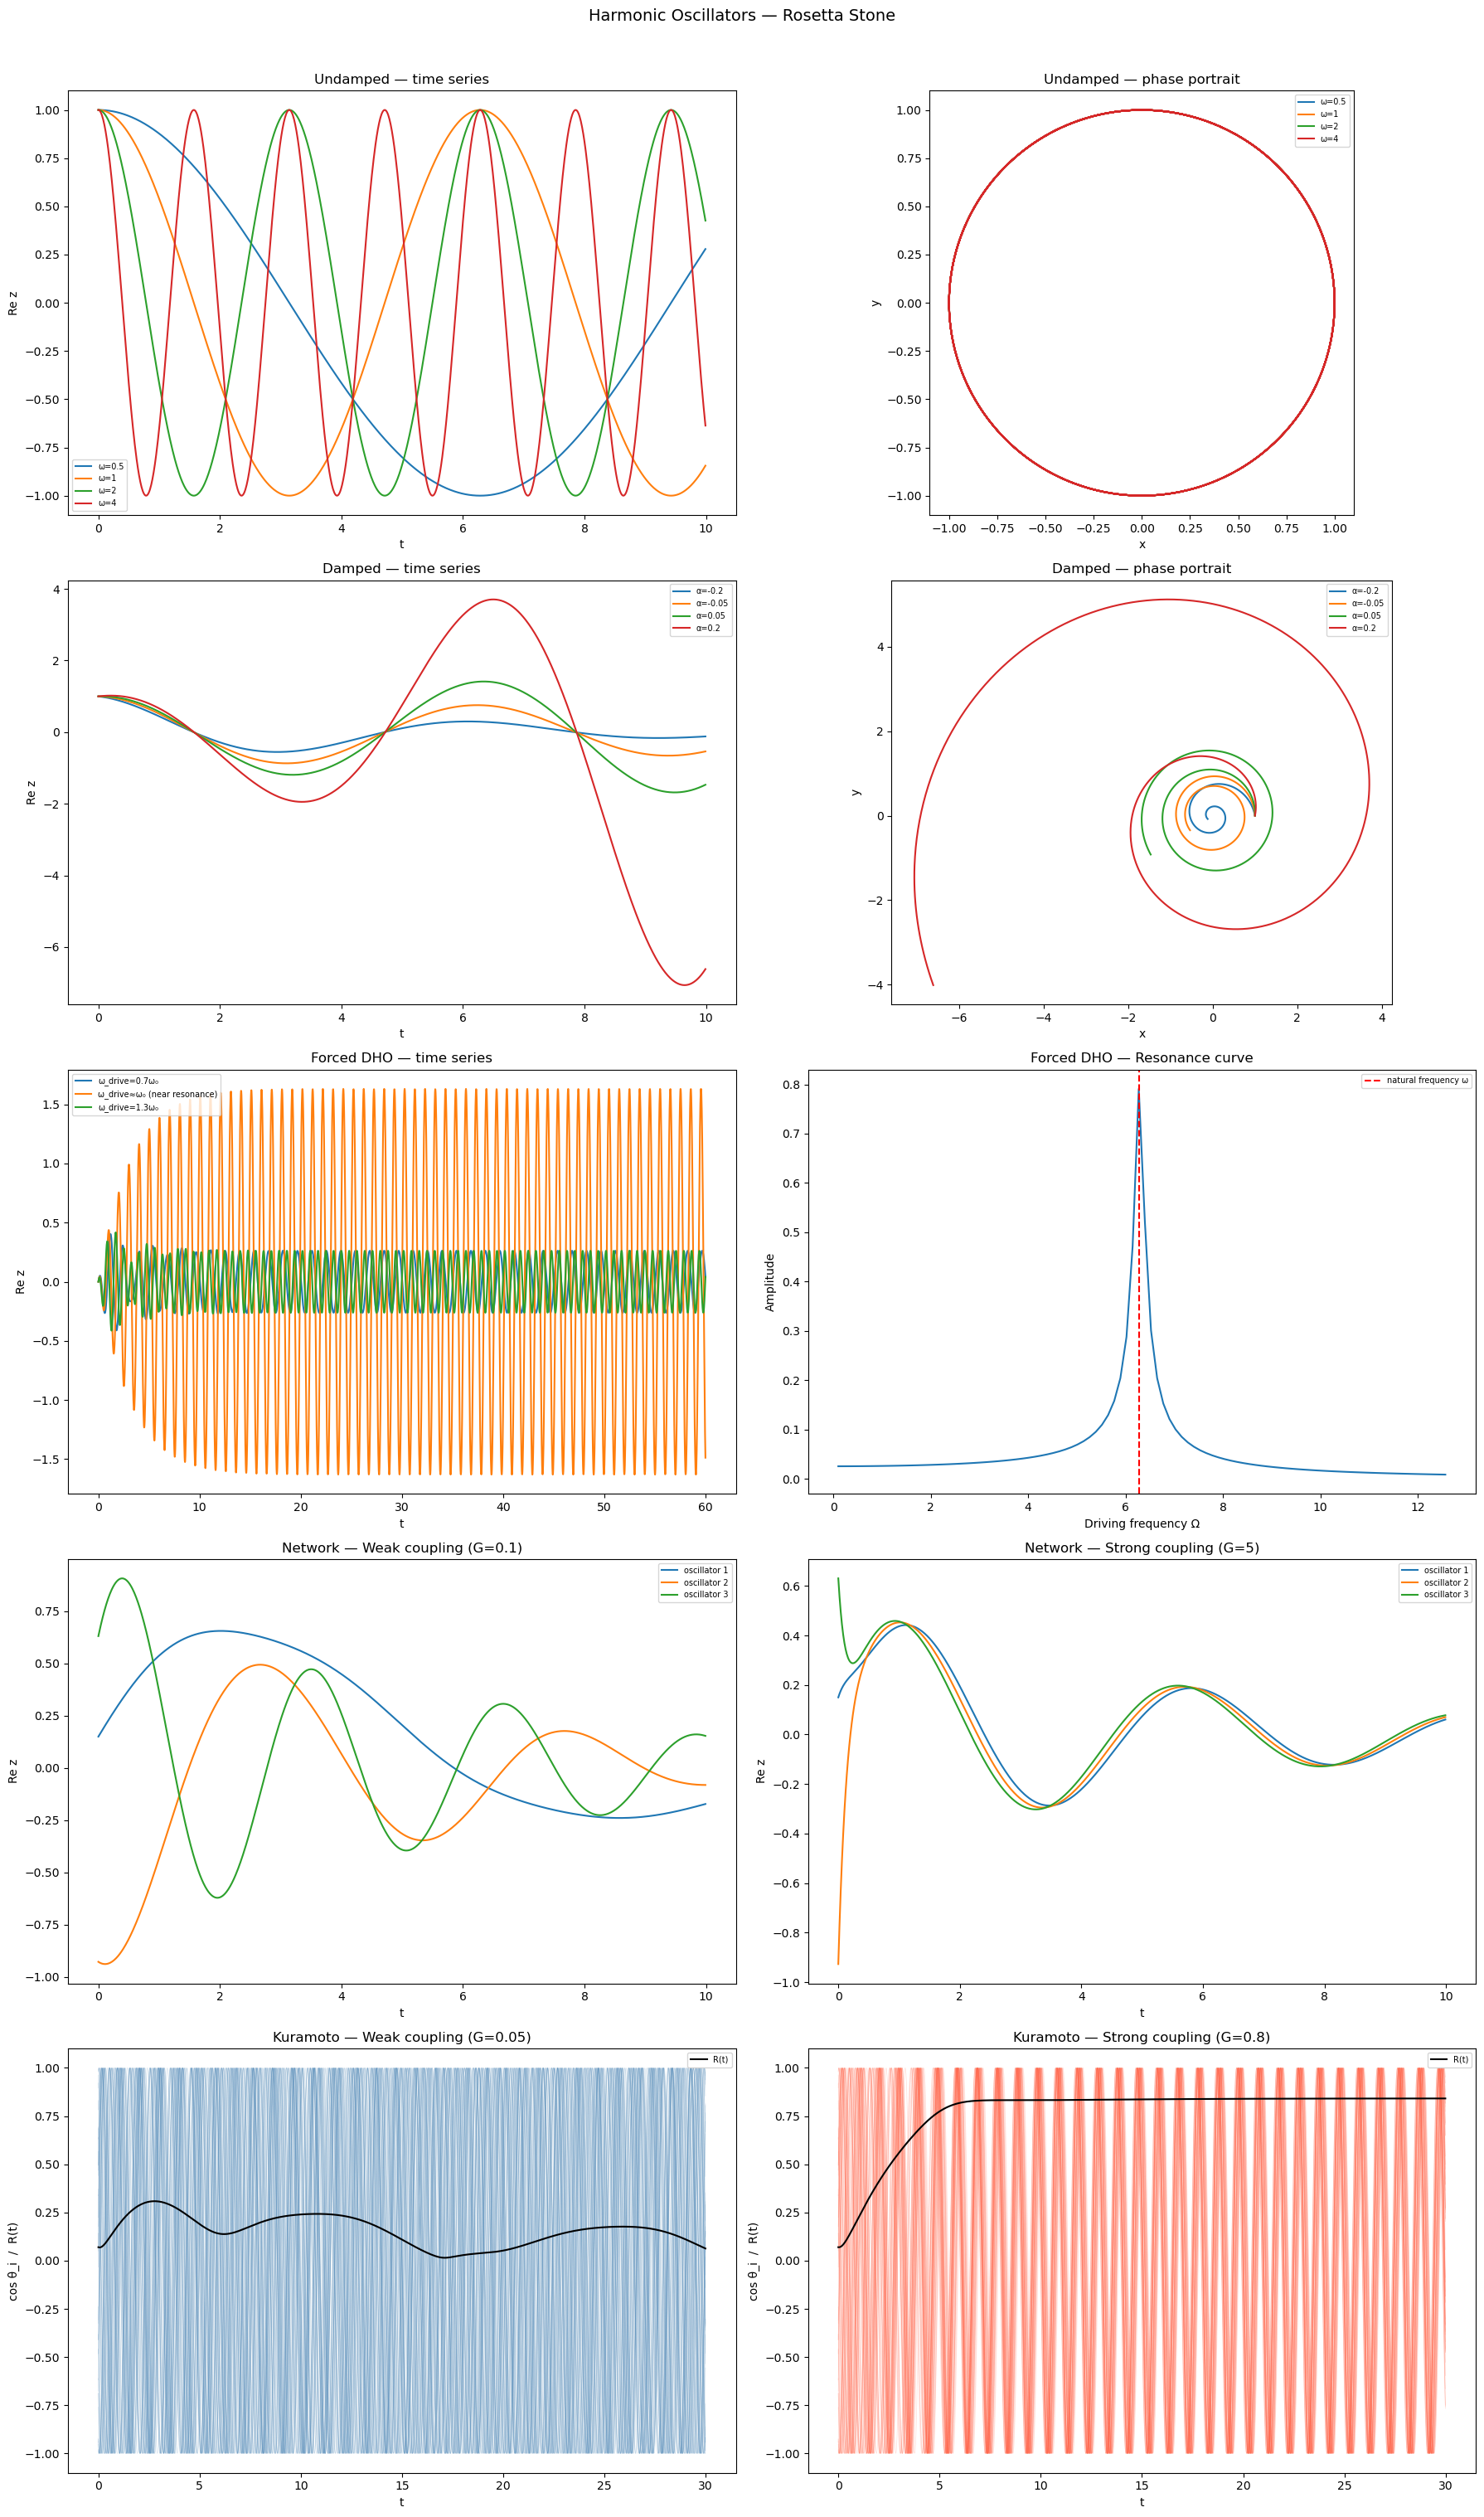
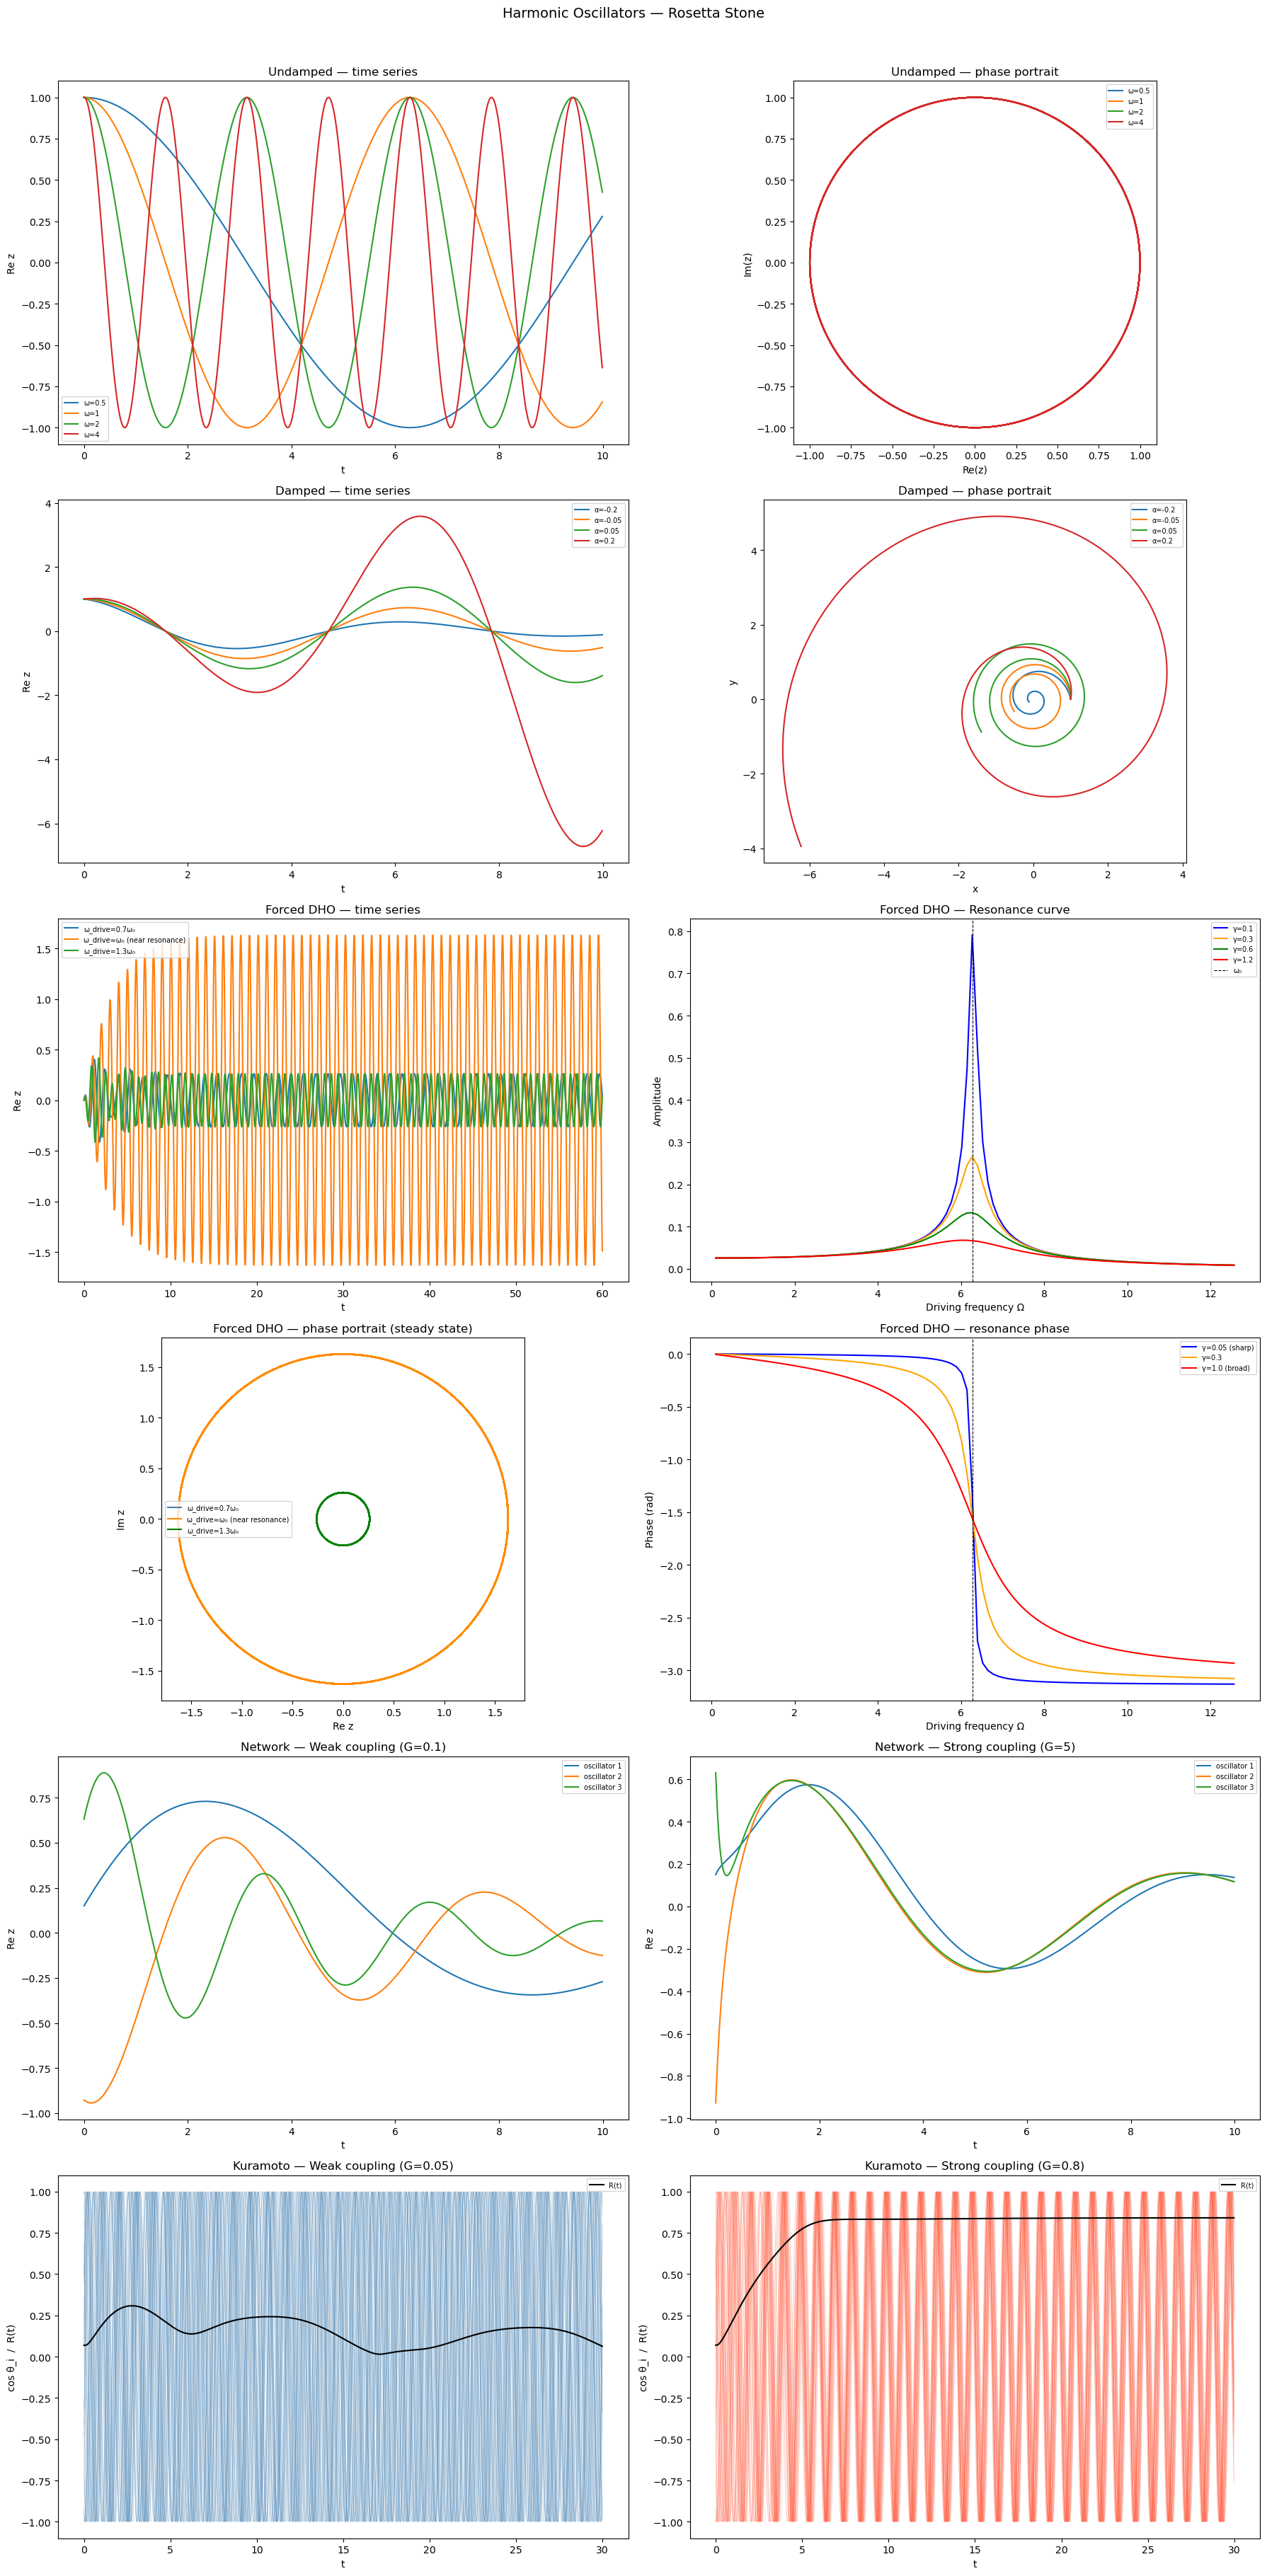
Code edit (unified diff) that turned the first committed figure into the second:
--- before
+++ after
@@ -1,7 +1,7 @@
-fig = plt.figure(figsize=(18, 30))
+fig = plt.figure(figsize=(18, 36))
 
 # ── Row 1: Undamped HO ──
-ax1 = fig.add_subplot(5, 2, 1)
-ax2 = fig.add_subplot(5, 2, 2)
+ax1 = fig.add_subplot(6, 2, 1)
+ax2 = fig.add_subplot(6, 2, 2)
 for omega_val in [0.5, 1, 2, 4]:
     z = ho(omega=omega_val, alpha=0, z0=1+0j, t=t)
@@ -16,6 +16,6 @@
 
 # ── Row 2: Damped HO ──
-ax3 = fig.add_subplot(5, 2, 3)
-ax4 = fig.add_subplot(5, 2, 4)
+ax3 = fig.add_subplot(6, 2, 3)
+ax4 = fig.add_subplot(6, 2, 4)
 for alpha_val in [-0.2, -0.05, 0.05, 0.2]:
     z = ho(omega=1, alpha=alpha_val, z0=1+0j, t=t)
@@ -29,7 +29,7 @@
 ax3.legend(fontsize=7); ax4.legend(fontsize=7)
 
-# ── Row 3: Forced DHO ──
-ax5 = fig.add_subplot(5, 2, 5)
-ax6 = fig.add_subplot(5, 2, 6)
+# ── Row 3: Forced DHO — time series + resonance curve ──
+ax5 = fig.add_subplot(6, 2, 5)
+ax6 = fig.add_subplot(6, 2, 6)
 t_forced = np.linspace(0, 60, 3000)
 drives = [omega_forced * 0.7, omega_forced * 0.99, omega_forced * 1.3]
@@ -42,44 +42,68 @@
 ax5.legend(fontsize=7)
 omega_drives_low = np.linspace(0.1, 4 * np.pi, 100)
-H = 1.0 / (omega_forced**2 - omega_drives_low**2 + 2j * (-0.1) * omega_drives_low)
-amplitudes = np.abs(H)
-ax6.plot(omega_drives_low, amplitudes)
-ax6.axvline(omega_forced, color='red', linestyle='--', label='natural frequency ω')
+for gamma, col, lab in zip([0.1, 0.3, 0.6, 1.2], ['blue', 'orange', 'green', 'red'],
+                            ['γ=0.1', 'γ=0.3', 'γ=0.6', 'γ=1.2']):
+    H_g = 1.0 / (omega_forced**2 - omega_drives_low**2 + 2j * gamma * omega_drives_low)
+    ax6.plot(omega_drives_low, np.abs(H_g), color=col, label=lab)
+ax6.axvline(omega_forced, color='k', linestyle='--', linewidth=0.8, label='ω₀')
 ax6.set_xlabel("Driving frequency Ω"); ax6.set_ylabel("Amplitude")
 ax6.set_title("Forced DHO — Resonance curve")
 ax6.legend(fontsize=7)
 
-# ── Row 4: Coupled DHO ──
-ax7 = fig.add_subplot(5, 2, 7)
-ax8 = fig.add_subplot(5, 2, 8)
+# ── Row 4: Forced DHO — phase portrait + resonance phase ──
+ax7 = fig.add_subplot(6, 2, 7)
+ax8 = fig.add_subplot(6, 2, 8)
+colors_f = ['steelblue', 'darkorange', 'green']
+t_ss = np.linspace(40, 60, 1000)   # steady-state window only
+for od, lab, col in zip(drives, labels_f, colors_f):
+    z = forced_dho(omega=omega_forced, alpha=-0.3, F0=0.5, omega_drive=od, z0=0+0j, t=t_forced)
+    idx = np.searchsorted(t_forced, 40)
+    ax7.plot(z.real[idx:], z.imag[idx:], label=lab, color=col)
+ax7.set_title("Forced DHO — phase portrait (steady state)")
+ax7.set_xlabel("Re z"); ax7.set_ylabel("Im z")
+ax7.set_aspect("equal")
+ax7.legend(fontsize=7)
+phases = np.angle(H)
+for gamma, col, lab in zip([0.05, 0.3, 1.0], ['blue', 'orange', 'red'],
+                            ['γ=0.05 (sharp)', 'γ=0.3', 'γ=1.0 (broad)']):
+    H_g = 1.0 / (omega_forced**2 - omega_drives_low**2 + 2j * gamma * omega_drives_low)
+    ax8.plot(omega_drives_low, np.angle(H_g), color=col, label=lab)
+ax8.axvline(omega_forced, color='k', linestyle='--', linewidth=0.8)
+ax8.set_xlabel("Driving frequency Ω"); ax8.set_ylabel("Phase (rad)")
+ax8.set_title("Forced DHO — resonance phase")
+ax8.legend(fontsize=7)
+
+# ── Row 5: Coupled DHO ──
+ax9  = fig.add_subplot(6, 2, 9)
+ax10 = fig.add_subplot(6, 2, 10)
 Z_weak = coupled_dho(alphas, omegas, C=C, G=0.1, z0=z0_net, t=t, F=F_net)
 for i in range(N):
-    ax7.plot(t, Z_weak[:, i].real, label=f"oscillator {i+1}")
+    ax9.plot(t, Z_weak[:, i].real, label=f"oscillator {i+1}")
 Z_strong = coupled_dho(alphas, omegas, C=C, G=5, z0=z0_net, t=t, F=F_net)
 for i in range(N):
-    ax8.plot(t, Z_strong[:, i].real, label=f"oscillator {i+1}")
-ax7.set_ylabel("Re z"); ax8.set_ylabel("Re z")
-ax7.set_title("Network — Weak coupling (G=0.1)")
-ax8.set_title("Network — Strong coupling (G=5)")
-ax7.set_xlabel("t"); ax8.set_xlabel("t")
-ax7.legend(fontsize=7); ax8.legend(fontsize=7)
+    ax10.plot(t, Z_strong[:, i].real, label=f"oscillator {i+1}")
+ax9.set_ylabel("Re z"); ax10.set_ylabel("Re z")
+ax9.set_title("Network — Weak coupling (G=0.1)")
+ax10.set_title("Network — Strong coupling (G=5)")
+ax9.set_xlabel("t"); ax10.set_xlabel("t")
+ax9.legend(fontsize=7); ax10.legend(fontsize=7)
 
-# ── Row 5: Kuramoto ──
-ax9 = fig.add_subplot(5, 2, 9)
-ax10 = fig.add_subplot(5, 2, 10)
+# ── Row 6: Kuramoto ──
+ax11 = fig.add_subplot(6, 2, 11)
+ax12 = fig.add_subplot(6, 2, 12)
 theta_weak, R_weak = kuramoto(omegas_k, G=0.05, t=t_k)
 for i in range(N_k):
-    ax9.plot(t_k, np.cos(theta_weak[:, i]), alpha=0.2, lw=0.5, color='steelblue')
-ax9.plot(t_k, R_weak, color='black', lw=1.5, label='R(t)')
-ax9.set_title("Kuramoto — Weak coupling (G=0.05)")
-ax9.set_xlabel("t"); ax9.set_ylabel("cos θ_i  /  R(t)")
-ax9.legend(fontsize=7)
+    ax11.plot(t_k, np.cos(theta_weak[:, i]), alpha=0.2, lw=0.5, color='steelblue')
+ax11.plot(t_k, R_weak, color='black', lw=1.5, label='R(t)')
+ax11.set_title("Kuramoto — Weak coupling (G=0.05)")
+ax11.set_xlabel("t"); ax11.set_ylabel("cos θ_i  /  R(t)")
+ax11.legend(fontsize=7)
 theta_strong, R_strong = kuramoto(omegas_k, G=0.8, t=t_k)
 for i in range(N_k):
-    ax10.plot(t_k, np.cos(theta_strong[:, i]), alpha=0.2, lw=0.5, color='tomato')
-ax10.plot(t_k, R_strong, color='black', lw=1.5, label='R(t)')
-ax10.set_title("Kuramoto — Strong coupling (G=0.8)")
-ax10.set_xlabel("t"); ax10.set_ylabel("cos θ_i  /  R(t)")
-ax10.legend(fontsize=7)
+    ax12.plot(t_k, np.cos(theta_strong[:, i]), alpha=0.2, lw=0.5, color='tomato')
+ax12.plot(t_k, R_strong, color='black', lw=1.5, label='R(t)')
+ax12.set_title("Kuramoto — Strong coupling (G=0.8)")
+ax12.set_xlabel("t"); ax12.set_ylabel("cos θ_i  /  R(t)")
+ax12.legend(fontsize=7)
 
 plt.suptitle("Harmonic Oscillators — Rosetta Stone", fontsize=14, y=1.01)

Commit: add edit